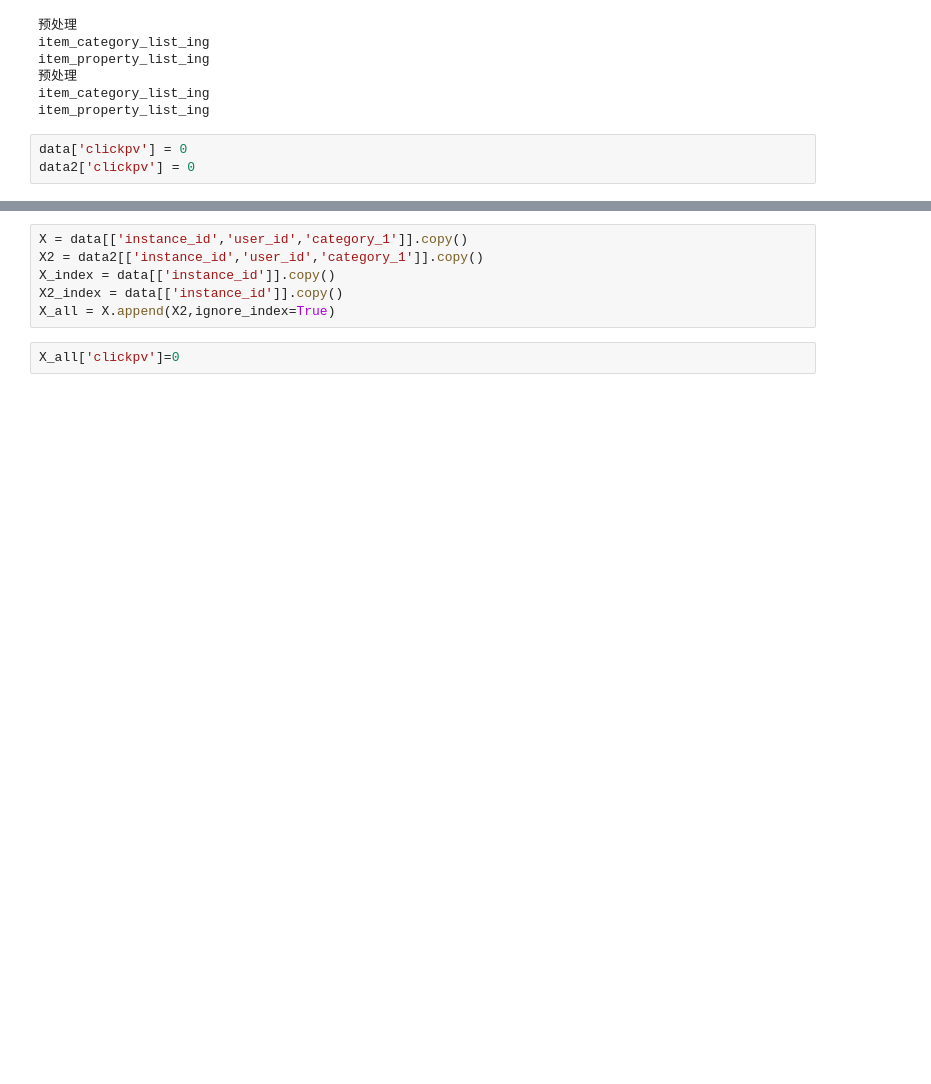
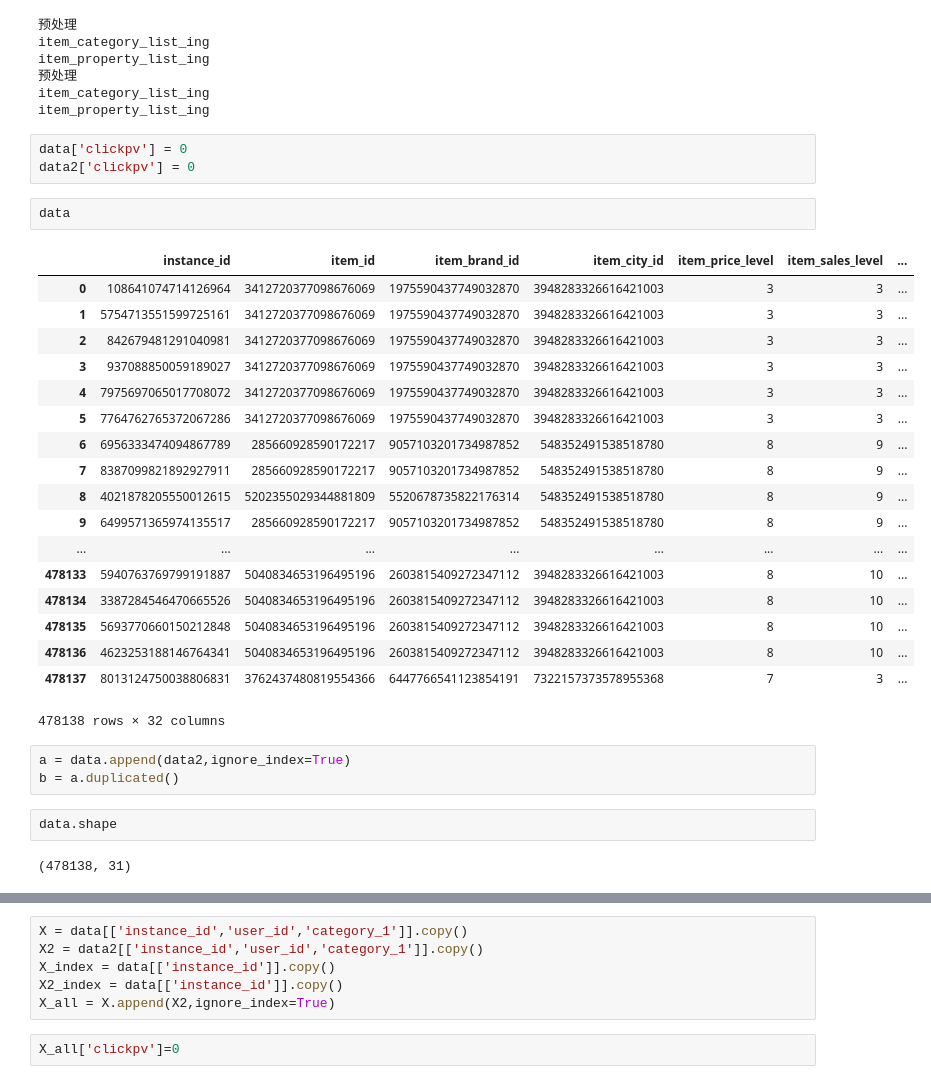
Before and after one commit to chenyunxing/tianchi-new, a Jupyter notebook: category&user.ipynb, the cells around one changed output, grey strips where cells are left out. Saved outputs shown, nothing was run; the diff lists cells and outputs as text; blank space fills up the shorter version.

```diff
--- a/category&user.ipynb
+++ b/category&user.ipynb
@@ -44,3 +44,31 @@ item_property_list_ing
 # %%
 data['clickpv'] = 0
 data2['clickpv'] = 0
+# %%
+data
+# %% [output]
+|  | instance_id | item_id | item_brand_id | item_city_id | item_price_level | item_sales_level | ... |
+| 0 | 108641074714126964 | 3412720377098676069 | 1975590437749032870 | 3948283326616421003 | 3 | 3 | ... |
+| 1 | 5754713551599725161 | 3412720377098676069 | 1975590437749032870 | 3948283326616421003 | 3 | 3 | ... |
+| 2 | 842679481291040981 | 3412720377098676069 | 1975590437749032870 | 3948283326616421003 | 3 | 3 | ... |
+| 3 | 937088850059189027 | 3412720377098676069 | 1975590437749032870 | 3948283326616421003 | 3 | 3 | ... |
+| 4 | 7975697065017708072 | 3412720377098676069 | 1975590437749032870 | 3948283326616421003 | 3 | 3 | ... |
+| 5 | 7764762765372067286 | 3412720377098676069 | 1975590437749032870 | 3948283326616421003 | 3 | 3 | ... |
+| 6 | 6956333474094867789 | 285660928590172217 | 9057103201734987852 | 548352491538518780 | 8 | 9 | ... |
+| 7 | 8387099821892927911 | 285660928590172217 | 9057103201734987852 | 548352491538518780 | 8 | 9 | ... |
+| 8 | 4021878205550012615 | 5202355029344881809 | 5520678735822176314 | 548352491538518780 | 8 | 9 | ... |
+| 9 | 6499571365974135517 | 285660928590172217 | 9057103201734987852 | 548352491538518780 | 8 | 9 | ... |
+| ... | ... | ... | ... | ... | ... | ... | ... |
+| 478133 | 5940763769799191887 | 5040834653196495196 | 2603815409272347112 | 3948283326616421003 | 8 | 10 | ... |
+| 478134 | 3387284546470665526 | 5040834653196495196 | 2603815409272347112 | 3948283326616421003 | 8 | 10 | ... |
+| 478135 | 5693770660150212848 | 5040834653196495196 | 2603815409272347112 | 3948283326616421003 | 8 | 10 | ... |
+| 478136 | 4623253188146764341 | 5040834653196495196 | 2603815409272347112 | 3948283326616421003 | 8 | 10 | ... |
+| 478137 | 8013124750038806831 | 3762437480819554366 | 6447766541123854191 | 7322157373578955368 | 7 | 3 | ... |
+478138 rows × 32 columns
+# %%
+a = data.append(data2,ignore_index=True)
+b = a.duplicated()
+# %%
+data.shape
+# %% [output]
+(478138, 31)
```
Also changed, not shown: parts of 12 cells of this notebook, 1 other file.
